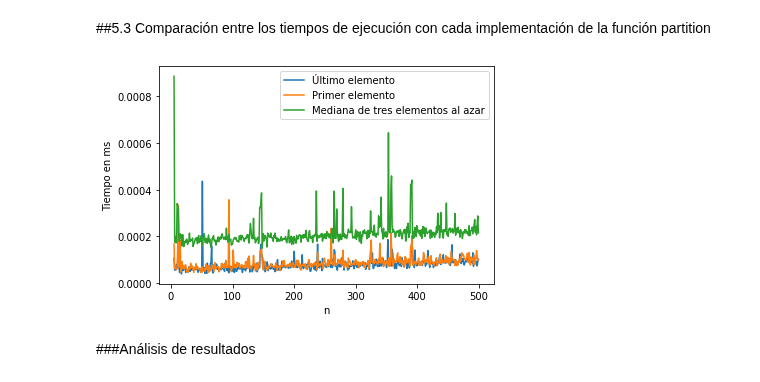
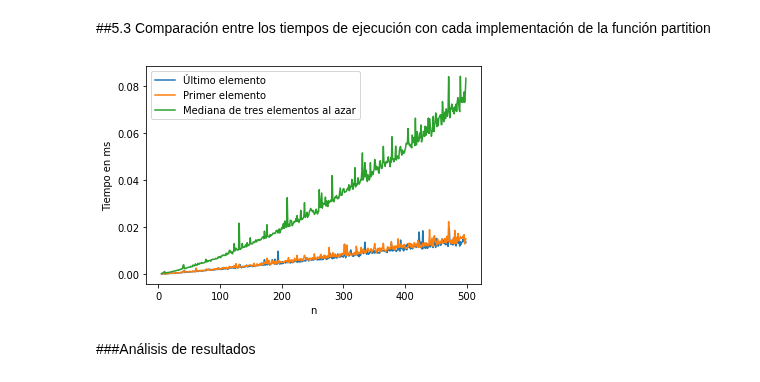
Before and after one commit to Sylver640/ADA-Informes, a Jupyter notebook: Informe_QuickSort.ipynb, the cells around one changed output. Drawn from its saved outputs; the diff is of its cells as text; code cells hidden in the pictures.

```diff
--- a/Informe_QuickSort.ipynb
+++ b/Informe_QuickSort.ipynb
@@ -332,0 +375,24 @@ Arreglo ordenado: [11, 12, 13, 28, 41, 84]
+# %%
+import matplotlib.pyplot as plt
+import math
+import random
+
+x = [n for n in range(5,30)]
+y1 = [n**2 for n in range(5,30)] #Peor caso
+y2 = [n*math.log2(n) for n in range(5,30)] #Mejor caso
+y = []
+
+for n in range(5,30):
+  comparisons = 0
+  array = random.sample(range(1,100), n)
+  array = quick_sort(array, 0, len(array)-1,1,verbose=False)
+  y.append(comparisons)
+
+plt.plot(x,y)
+plt.plot(x,y1)
+plt.plot(x,y2)
+plt.legend(["Quick Sort", "Peor caso teórico", "Mejor caso teórico"])
+
+plt.xlabel('n')
+plt.ylabel("Número de comparaciones")
+plt.show()
@@ -405,29 +473,29 @@ plt.show()
 # %%
 import random
 x1 = []; y1 = []; y2 = []; y3 = []
 verbose = False
 
 for n in range(5,500):
   array = random.sample(range(1,1000),n)
 
-  r = repeat(setup="from __main__ import quick_sort", stmt = f"quick_sort({array},{0},{len(a)-1},{1},{verbose})", repeat = 1, number = 10)
+  r = repeat(setup="from __main__ import quick_sort", stmt = f"quick_sort({array},{0},{len(array)-1},{1},{verbose})", repeat = 1, number = 10)
   y1.append(r)
-  t = repeat(setup="from __main__ import quick_sort", stmt = f"quick_sort({array},{0},{len(a)-1},{2},{verbose})", repeat = 1, number = 10)
+  t = repeat(setup="from __main__ import quick_sort", stmt = f"quick_sort({array},{0},{len(array)-1},{2},{verbose})", repeat = 1, number = 10)
   y2.append(t)
-  q = repeat(setup="from __main__ import quick_sort", stmt = f"quick_sort({array},{0},{len(a)-1},{3},{verbose})", repeat = 1, number = 10)
+  q = repeat(setup="from __main__ import quick_sort", stmt = f"quick_sort({array},{0},{len(array)-1},{3},{verbose})", repeat = 1, number = 10)
   y3.append(q)
 
   x1.append(n)
 
 plt.plot(x1,y1)
 plt.plot(x1,y2)
 plt.plot(x1,y3)
 plt.legend(["Último elemento","Primer elemento","Mediana de tres elementos al azar"])
 
 plt.xlabel("n")
 plt.ylabel("Tiempo en ms")
 plt.show()
 # %% [output]
-[figure, old version]
+[figure, new version]
 # %% [markdown]
 ###Análisis de resultados
```
Also changed, not shown: parts of 25 cells of this notebook.
